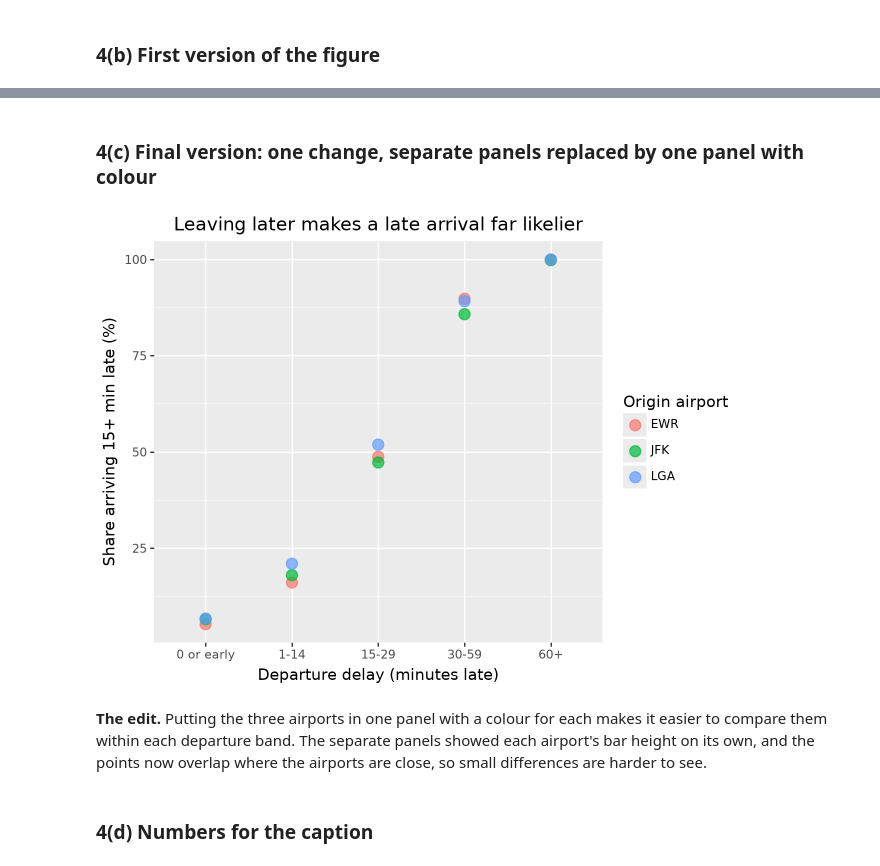
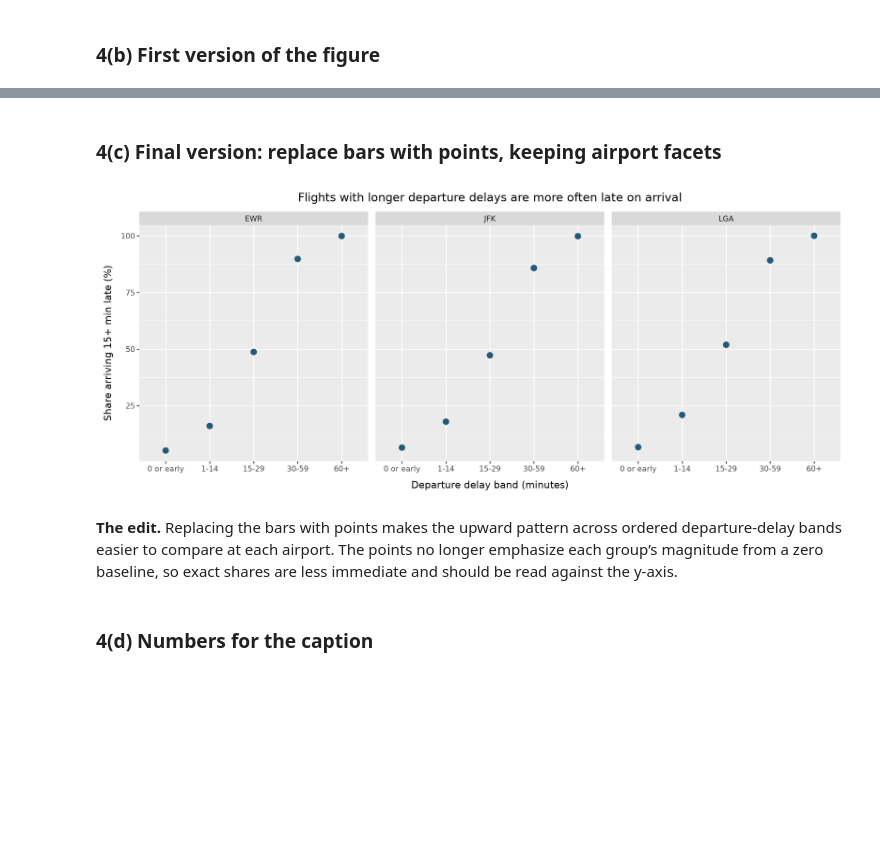
Before and after one commit to swapnil1987/2026-research-methods, a Jupyter notebook: submissions/exercise-02/juozapas/exercise_02.ipynb, the cells around one changed output, grey strips where cells are left out. Saved outputs shown, nothing was run; the diff lists cells and outputs as text; code cells hidden in the pictures; blank space fills up the shorter version.

```diff
--- a/submissions/exercise-02/juozapas/exercise_02.ipynb
+++ b/submissions/exercise-02/juozapas/exercise_02.ipynb
@@ -64,9 +64,9 @@ print(demo.to_string(index=False))
 print("lookup codes:", len(airlines), "| each code occurs once:", airlines["carrier"].is_unique)
 print("flights before join:", len(flights))
 
-sample = flights.merge(airlines, on="carrier", how="left", validate="many_to_one")
-print("flights after join:", len(sample))
-print("flights with unmatched carrier code:", sample["name"].isna().sum())
+flights_with_airline_names = flights.merge(airlines, on="carrier", how="left", validate="many_to_one")
+print("flights after join:", len(flights_with_airline_names))
+print("flights with unmatched carrier code:", flights_with_airline_names["name"].isna().sum())
 # %% [output]
 lookup codes: 16 | each code occurs once: True
 flights before join: 336776
@@ -175,20 +189,24 @@ flights behind the figure: 327346
 # %% [markdown]
 ### 4(b) First version of the figure
 # %%
-by_band = pitch.groupby(["departure_band", "origin"], observed=True, as_index=False).agg(
-    flights=("late_flag", "size"),
-    share_late=("late_flag", "mean"),
+late_arrivals_by_band_and_airport = flights_for_figure.groupby(["departure_band", "origin"], as_index=False).agg(
+    flights=("late_arrival", "size"),
+    share_late=("late_arrival", "mean"),
 )
-by_band["share_late_pct"] = 100 * by_band["share_late"]
+late_arrivals_by_band_and_airport["departure_band"] = pd.Categorical(
+    late_arrivals_by_band_and_airport["departure_band"], categories=departure_delay_bands, ordered=True
+)
+late_arrivals_by_band_and_airport = late_arrivals_by_band_and_airport.sort_values(["departure_band", "origin"])
+late_arrivals_by_band_and_airport["share_late_pct"] = 100 * late_arrivals_by_band_and_airport["share_late"]
 
-first = (
-    pn.ggplot(by_band, pn.aes("departure_band", "share_late_pct"))
+first_figure = (
+    pn.ggplot(late_arrivals_by_band_and_airport, pn.aes("departure_band", "share_late_pct"))
     + pn.geom_col(fill="#245b78")
     + pn.facet_wrap("~origin", ncol=3)
     + pn.labs(
-        title="Leaving later makes a late arrival far likelier",
-        x="Departure delay (minutes late)",
+        title="Flights with longer departure delays are more often late on arrival",
+        x="Departure delay band (minutes)",
         y="Share arriving 15+ min late (%)",
     )
 )
-first
+first_figure
@@ -197,17 +213,17 @@ first
 # %% [markdown]
-### 4(c) Final version: one change, separate panels replaced by one panel with colour
+### 4(c) Final version: replace bars with points, keeping airport facets
 # %%
-final = (
-    pn.ggplot(by_band, pn.aes("departure_band", "share_late_pct", color="origin"))
-    + pn.geom_point(size=4, alpha=0.7)
+final_figure = (
+    pn.ggplot(late_arrivals_by_band_and_airport, pn.aes("departure_band", "share_late_pct"))
+    + pn.geom_point(color="#245b78", size=3.2)
+    + pn.facet_wrap("~origin", ncol=3)
     + pn.labs(
-        title="Leaving later makes a late arrival far likelier",
-        x="Departure delay (minutes late)",
+        title="Flights with longer departure delays are more often late on arrival",
+        x="Departure delay band (minutes)",
         y="Share arriving 15+ min late (%)",
-        color="Origin airport",
     )
 )
-final
+final_figure
 # %% [output]
-[figure, old version]
+[figure, new version]
 # %%
@@ -215,5 +231,5 @@ final.save("figure.png", width=9, height=5, dpi=200, verbose=False)
 # %% [markdown]
-**The edit.** Putting the three airports in one panel with a colour for each makes it easier to compare them within each departure band. The separate panels showed each airport's bar height on its own, and the points now overlap where the airports are close, so small differences are harder to see.
+**The edit.** Replacing the bars with points makes the upward pattern across ordered departure-delay bands easier to compare at each airport. The points no longer emphasize each group’s magnitude from a zero baseline, so exact shares are less immediate and should be read against the y-axis.
 # %% [markdown]
 ### 4(d) Numbers for the caption
 # %%
```
Also changed, not shown: parts of 12 cells of this notebook, 1 other file.
